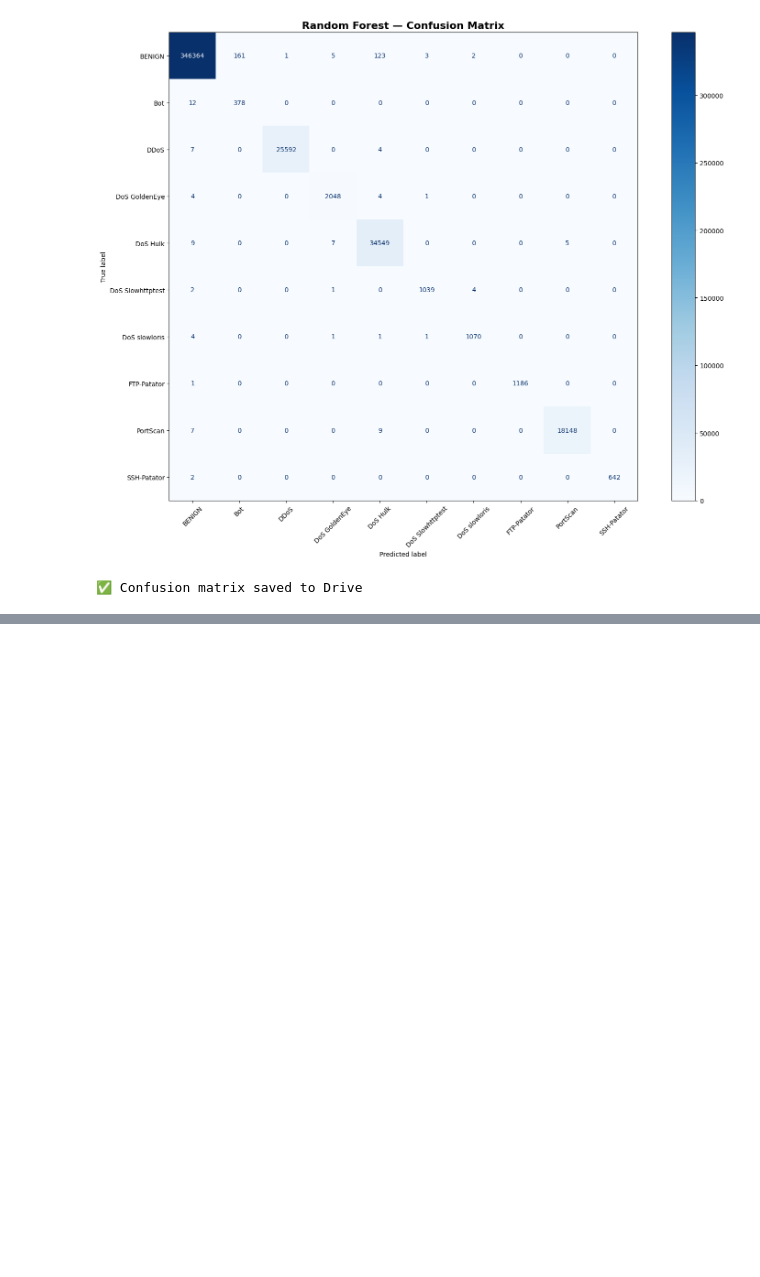
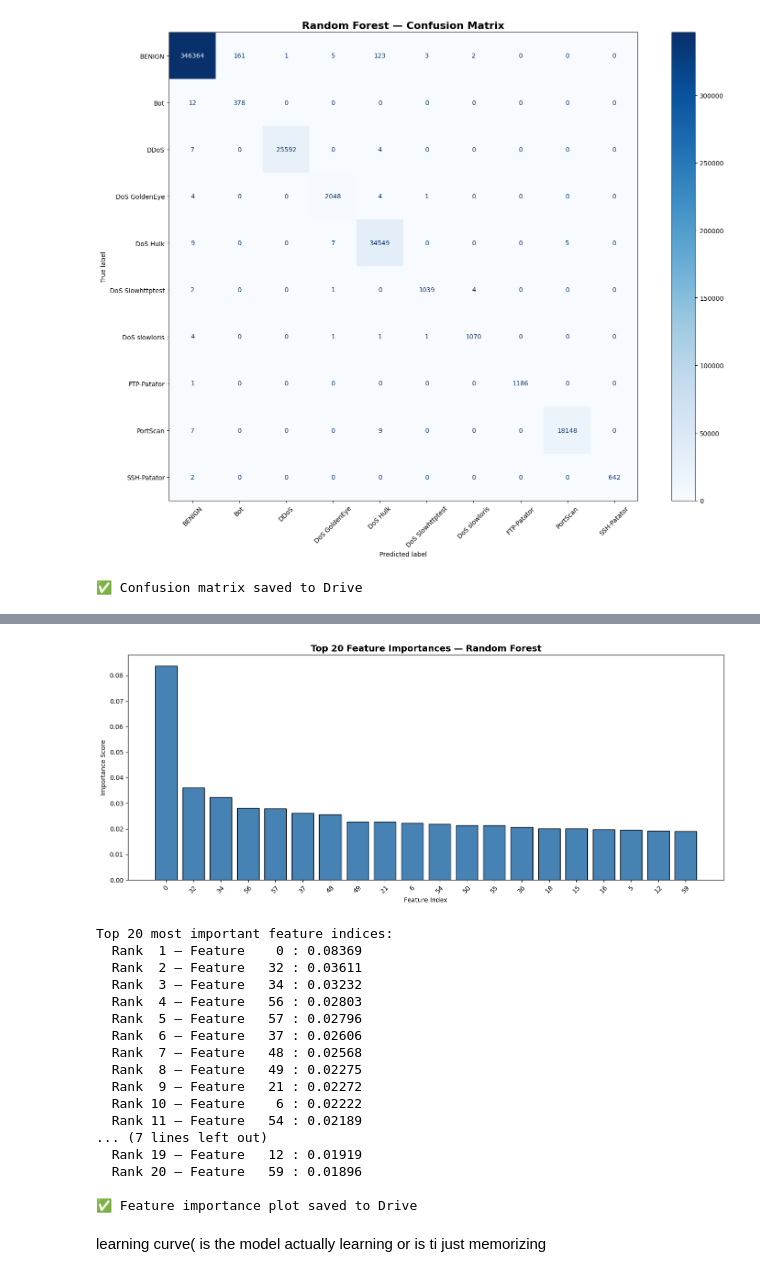
Before and after one commit to GEO-HACK/watchtower-ml, a Jupyter notebook: notebooks/random_trainer.ipynb, the cells around one changed output, grey strips where cells are left out. Cells and saved outputs as stored; diff of their text form; code cells hidden in the pictures; blank space fills up the shorter version.

```diff
--- a/notebooks/random_trainer.ipynb
+++ b/notebooks/random_trainer.ipynb
@@ -176,0 +202,41 @@ print("✅ Confusion matrix saved to Drive")
+# %%
+importances  = rf.feature_importances_
+top_indices  = np.argsort(importances)[::-1][:20]
+top_scores   = importances[top_indices]
+
+plt.figure(figsize=(14, 6))
+plt.bar(range(20), top_scores, color='steelblue', edgecolor='black')
+plt.title('Top 20 Feature Importances — Random Forest', fontsize=14, fontweight='bold')
+plt.xlabel('Feature Index')
+plt.ylabel('Importance Score')
+plt.xticks(range(20), top_indices, rotation=45)
+plt.tight_layout()
+plt.savefig(BASE + 'rf_feature_importance.png', dpi=150)
+plt.show()
+
+print("Top 20 most important feature indices:")
+for rank, idx in enumerate(top_indices):
+    print(f"  Rank {rank+1:>2} — Feature {idx:>4} : {importances[idx]:.5f}")
+
+print("\n✅ Feature importance plot saved to Drive")
+# %% [output]
+[figure, added]
+Top 20 most important feature indices:
+  Rank  1 — Feature    0 : 0.08369
+  Rank  2 — Feature   32 : 0.03611
+  Rank  3 — Feature   34 : 0.03232
+  Rank  4 — Feature   56 : 0.02803
+  Rank  5 — Feature   57 : 0.02796
+  Rank  6 — Feature   37 : 0.02606
+  Rank  7 — Feature   48 : 0.02568
+  Rank  8 — Feature   49 : 0.02275
+  Rank  9 — Feature   21 : 0.02272
+  Rank 10 — Feature    6 : 0.02222
+  Rank 11 — Feature   54 : 0.02189
+... (7 lines left out)
+  Rank 19 — Feature   12 : 0.01919
+  Rank 20 — Feature   59 : 0.01896
+
+✅ Feature importance plot saved to Drive
+# %% [markdown]
+learning curve( is the model actually learning or is ti just memorizing
```
Also changed, not shown: parts of 7 cells of this notebook.
